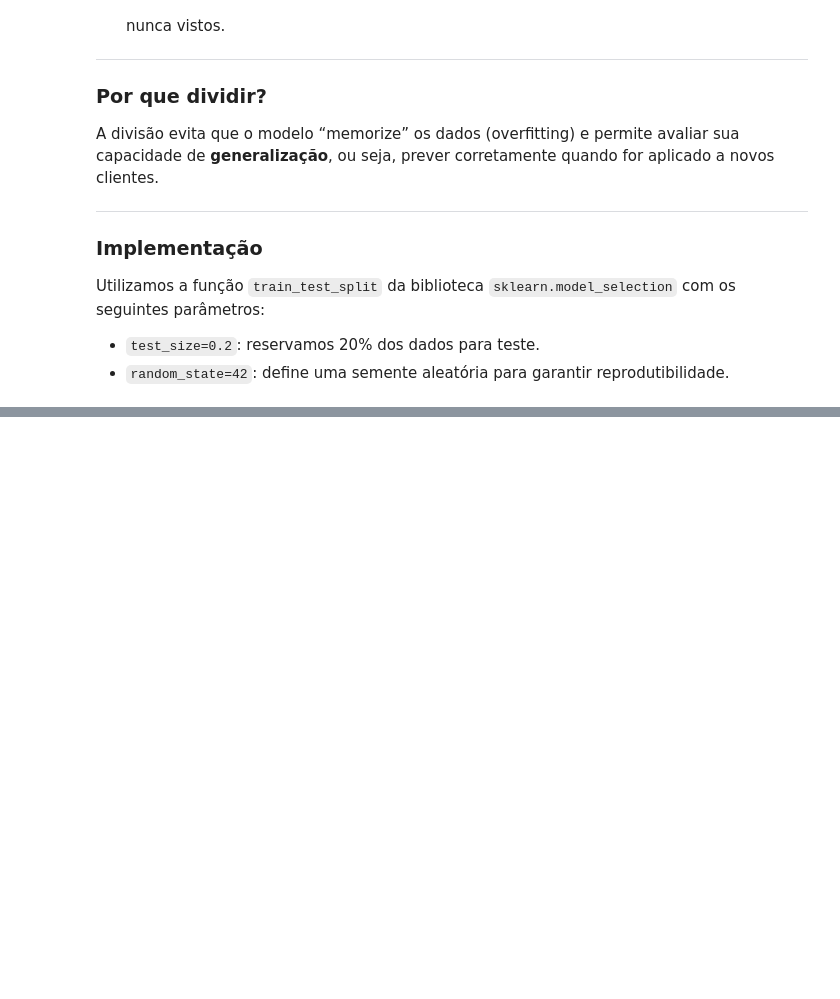
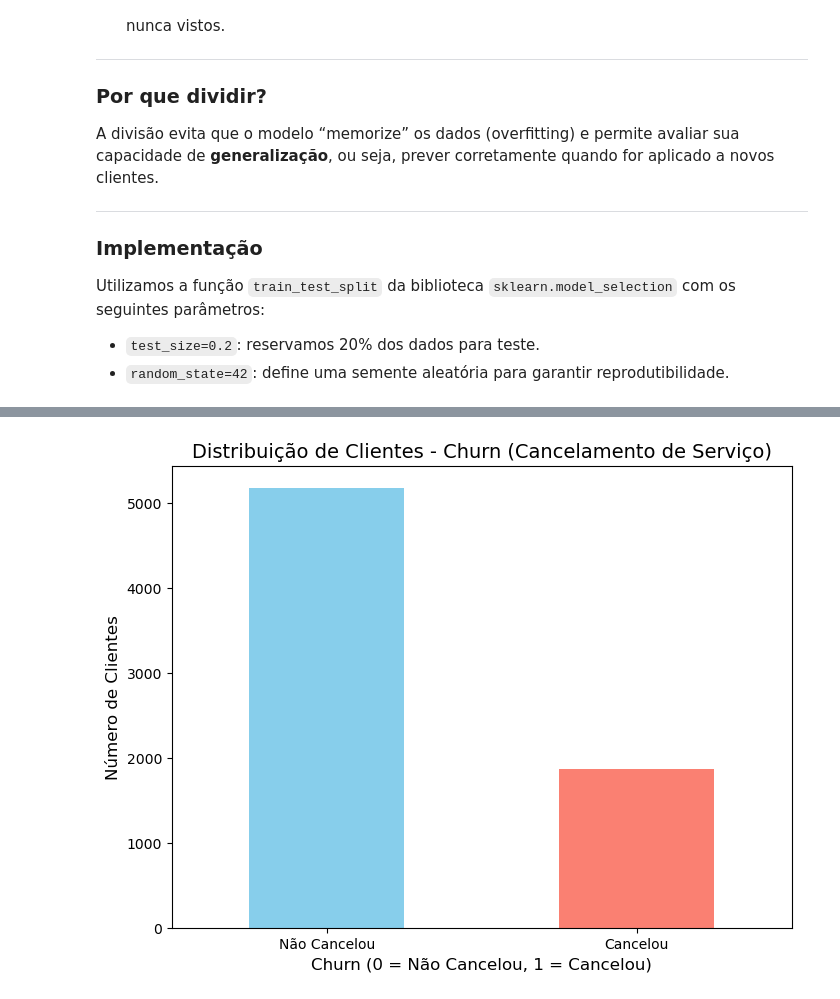
Before and after one commit to wlamirlira/wlamirlira-Churn_TelecomX, a Jupyter notebook: TelecomX_Parte2.ipynb, the cells around one changed output, grey strips where cells are left out. Saved outputs shown, nothing was run; the diff lists cells and outputs as text; code cells hidden in the pictures; blank space fills up the shorter version.

Commit message:
Incluir gráficos de análise exploratória de dados (EDA) no projeto de previsão de churn

```diff
--- a/TelecomX_Parte2.ipynb
+++ b/TelecomX_Parte2.ipynb
@@ -175,0 +193,13 @@ X_train, X_test, y_train, y_test = train_test_split(X, y, test_size=0.2, random_
+# %%
+import matplotlib.pyplot as plt
+
+# Plotando a distribuição de Churn (clientes que cancelaram vs. os que ficaram)
+plt.figure(figsize=(8,6))
+dados['Churn'].value_counts().plot(kind='bar', color=['skyblue', 'salmon'])
+plt.title('Distribuição de Clientes - Churn (Cancelamento de Serviço)', fontsize=14)
+plt.xlabel('Churn (0 = Não Cancelou, 1 = Cancelou)', fontsize=12)
+plt.ylabel('Número de Clientes', fontsize=12)
+plt.xticks([0, 1], ['Não Cancelou', 'Cancelou'], rotation=0)
+plt.show()
+# %% [output]
+[figure, added]
```
Also changed, not shown: parts of 8 cells of this notebook.
